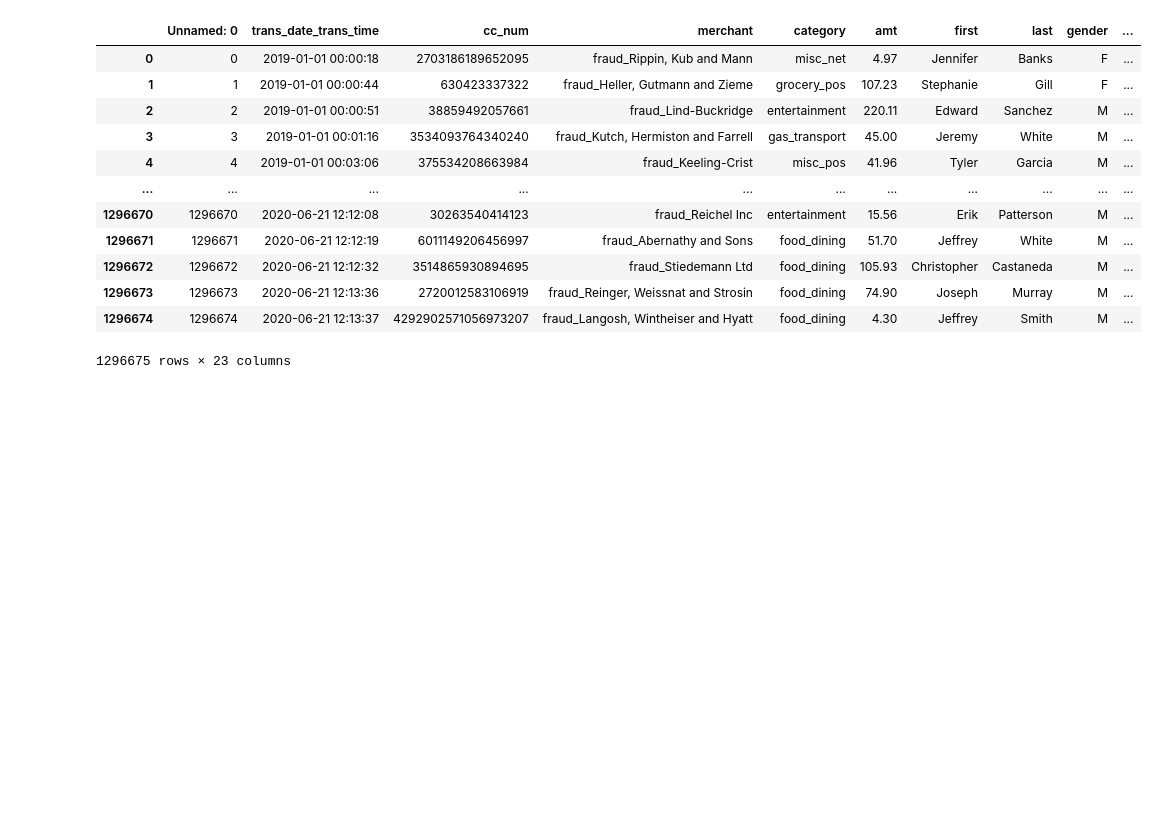
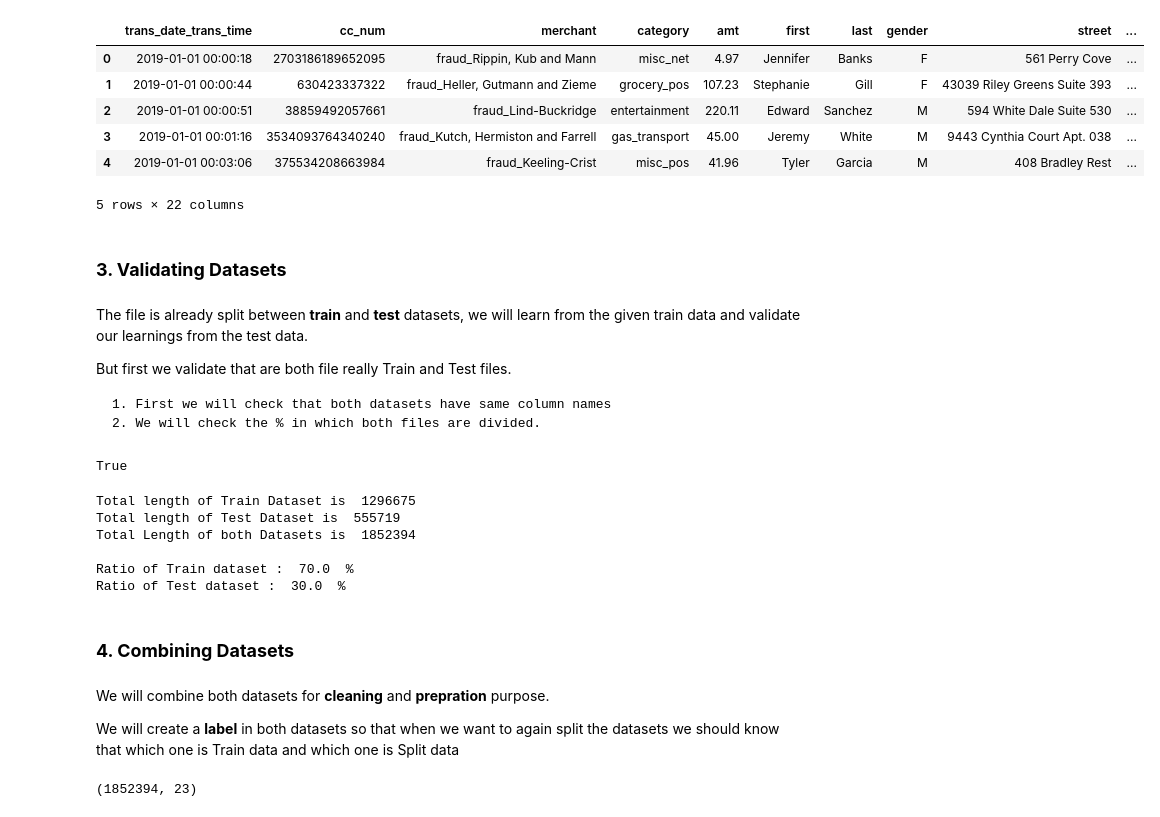
Before and after one commit to Anas436/Credit-Card-Fraud-Detection-Machine-Learning, a Jupyter notebook: src/docs/Data_Wrangling/Data_cleaning.ipynb, the cells around one changed output. Drawn from its saved outputs; the diff is of its cells as text; code cells hidden in the pictures; blank space fills up the shorter version.

```diff
--- a/src/docs/Data_Wrangling/Data_cleaning.ipynb
+++ b/src/docs/Data_Wrangling/Data_cleaning.ipynb
@@ -21,16 +28,52 @@ pd.read_csv("/content/drive/MyDrive/Colab Notebooks/fraudTest.csv")
 # %%
-pd.read_csv("/content/drive/MyDrive/Colab Notebooks/fraudTrain.csv")
+Train_data=pd.read_csv("/content/drive/MyDrive/Colab Notebooks/fraudTrain.csv",index_col=0)
+Train_data.head()
 # %% [output]
-|  | Unnamed: 0 | trans_date_trans_time | cc_num | merchant | category | amt | first | last | gender | ... |
-| 0 | 0 | 2019-01-01 00:00:18 | 2703186189652095 | fraud_Rippin, Kub and Mann | misc_net | 4.97 | Jennifer | Banks | F | ... |
-| 1 | 1 | 2019-01-01 00:00:44 | 630423337322 | fraud_Heller, Gutmann and Zieme | grocery_pos | 107.23 | Stephanie | Gill | F | ... |
-| 2 | 2 | 2019-01-01 00:00:51 | 38859492057661 | fraud_Lind-Buckridge | entertainment | 220.11 | Edward | Sanchez | M | ... |
-| 3 | 3 | 2019-01-01 00:01:16 | 3534093764340240 | fraud_Kutch, Hermiston and Farrell | gas_transport | 45.00 | Jeremy | White | M | ... |
-| 4 | 4 | 2019-01-01 00:03:06 | 375534208663984 | fraud_Keeling-Crist | misc_pos | 41.96 | Tyler | Garcia | M | ... |
-| ... | ... | ... | ... | ... | ... | ... | ... | ... | ... | ... |
-| 1296670 | 1296670 | 2020-06-21 12:12:08 | 30263540414123 | fraud_Reichel Inc | entertainment | 15.56 | Erik | Patterson | M | ... |
-| 1296671 | 1296671 | 2020-06-21 12:12:19 | 6011149206456997 | fraud_Abernathy and Sons | food_dining | 51.70 | Jeffrey | White | M | ... |
-| 1296672 | 1296672 | 2020-06-21 12:12:32 | 3514865930894695 | fraud_Stiedemann Ltd | food_dining | 105.93 | Christopher | Castaneda | M | ... |
-| 1296673 | 1296673 | 2020-06-21 12:13:36 | 2720012583106919 | fraud_Reinger, Weissnat and Strosin | food_dining | 74.90 | Joseph | Murray | M | ... |
-| 1296674 | 1296674 | 2020-06-21 12:13:37 | 4292902571056973207 | fraud_Langosh, Wintheiser and Hyatt | food_dining | 4.30 | Jeffrey | Smith | M | ... |
+|  | trans_date_trans_time | cc_num | merchant | category | amt | first | last | gender | street | ... |
+| 0 | 2019-01-01 00:00:18 | 2703186189652095 | fraud_Rippin, Kub and Mann | misc_net | 4.97 | Jennifer | Banks | F | 561 Perry Cove | ... |
+| 1 | 2019-01-01 00:00:44 | 630423337322 | fraud_Heller, Gutmann and Zieme | grocery_pos | 107.23 | Stephanie | Gill | F | 43039 Riley Greens Suite 393 | ... |
+| 2 | 2019-01-01 00:00:51 | 38859492057661 | fraud_Lind-Buckridge | entertainment | 220.11 | Edward | Sanchez | M | 594 White Dale Suite 530 | ... |
+| 3 | 2019-01-01 00:01:16 | 3534093764340240 | fraud_Kutch, Hermiston and Farrell | gas_transport | 45.00 | Jeremy | White | M | 9443 Cynthia Court Apt. 038 | ... |
+| 4 | 2019-01-01 00:03:06 | 375534208663984 | fraud_Keeling-Crist | misc_pos | 41.96 | Tyler | Garcia | M | 408 Bradley Rest | ... |
-1296675 rows × 23 columns
+5 rows × 22 columns
+# %% [markdown]
+### **3. Validating Datasets**
+# %% [markdown]
+The file is already split between **train** and **test** datasets, we will learn from the given train data and validate our learnings from the test data.
+
+But first we validate that are both file really Train and Test files.
+
+    1. First we will check that both datasets have same column names
+    2. We will check the % in which both files are divided.
+# %%
+all(Train_data.columns==Test_data.columns)
+# Both Datasets have same column names
+# %% [output]
+True
+# %%
+length_of_train_data=len(Train_data)
+length_of_test_data=len(Test_data)
+
+total_length=length_of_test_data+length_of_train_data
+
+ratio_of_train_data=round((length_of_train_data/total_length)*100,1)
+ratio_of_test_data=round((length_of_test_data/total_length)*100,1)
+print("Total length of Train Dataset is ",length_of_train_data)
+print("Total length of Test Dataset is ",length_of_test_data)
+print("Total Length of both Datasets is ", total_length)
+
+print("\nRatio of Train dataset : " , ratio_of_train_data ,' % ')
+print("Ratio of Test dataset : " ,ratio_of_test_data , ' % ')
+# %% [output]
+Total length of Train Dataset is  1296675
+Total length of Test Dataset is  555719
+Total Length of both Datasets is  1852394
+
+Ratio of Train dataset :  70.0  %
+Ratio of Test dataset :  30.0  %
+# %% [markdown]
+### **4. Combining Datasets**
+# %% [markdown]
+We will combine both datasets for **cleaning** and **prepration** purpose.
+
+We will create a **label** in both datasets so that when we want to again split the datasets we should know that which one is Train data and which one is Split data
@@ -36,0 +85,7 @@ pd.read_csv("/content/drive/MyDrive/Colab Notebooks/fraudTrain.csv")
+# %%
+# Combining Datasets
+
+data=pd.concat([Train_data,Test_data],axis=0)
+data.shape
+# %% [output]
+(1852394, 23)
```
Also changed, not shown: parts of 16 cells of this notebook.
